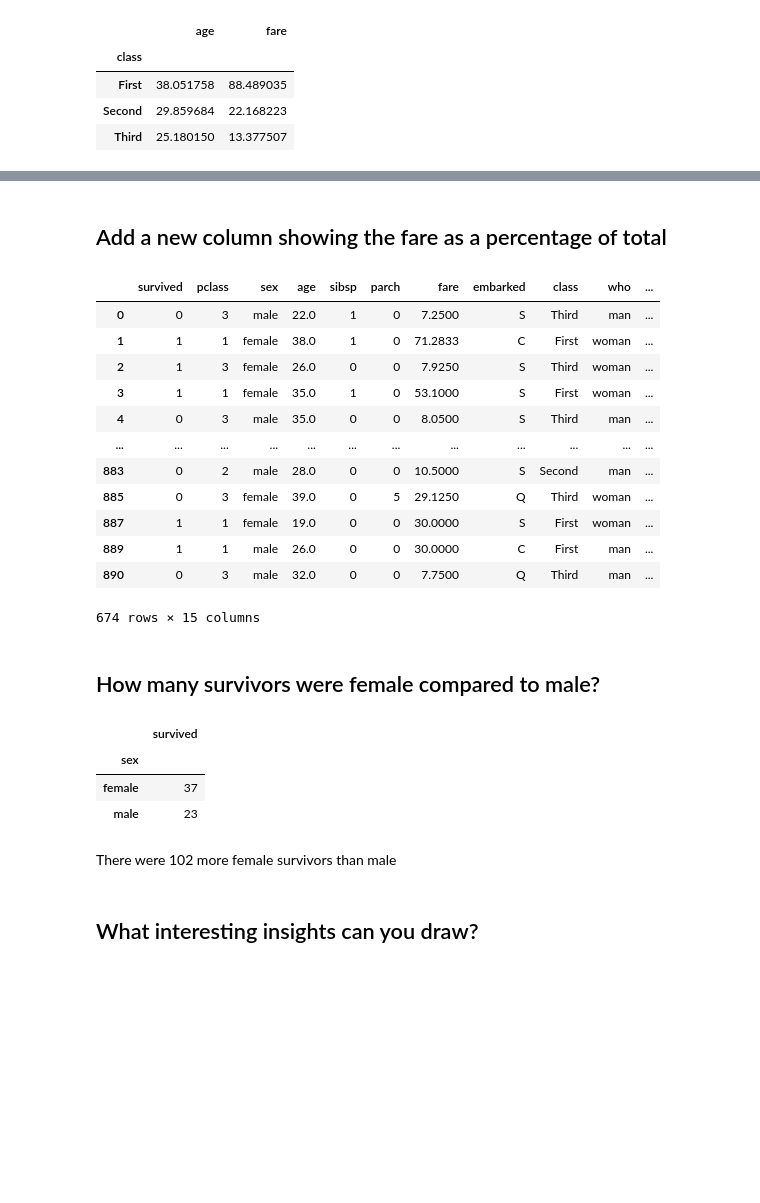
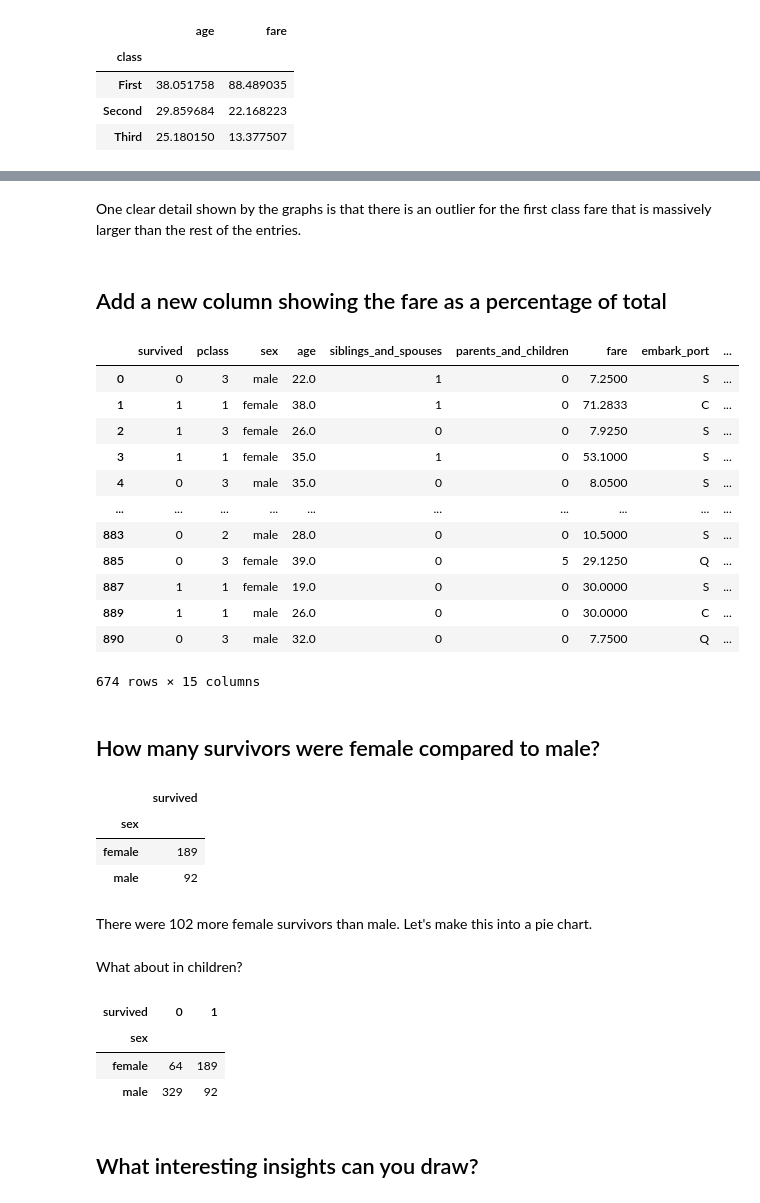
Before and after one commit to DafyddL/Data_402_Python, a Jupyter notebook: numpy_and_pandas/playing_with_pandas.ipynb, the cells around one changed output, grey strips where cells are left out. Saved outputs shown, nothing was run; the diff lists cells and outputs as text; code cells hidden in the pictures; blank space fills up the shorter version.

```diff
--- a/numpy_and_pandas/playing_with_pandas.ipynb
+++ b/numpy_and_pandas/playing_with_pandas.ipynb
@@ -171,33 +192,46 @@ Here we see the average (mean) age and fare for each class.
+# %% [markdown]
+One clear detail shown by the graphs is that there is an outlier for the first class fare that is massively larger than the rest of the entries.
 # %% [markdown]
 ## Add a new column showing the fare as a percentage of total
 # %%
-titanic_no_fill_age_df['percentage_fare_of_total'] = titanic_no_fill_age_df.fare/titanic_no_fill_age_df.fare.sum()
+titanic_no_fill_age_df['percentage_fare_of_total'] = 100*titanic_no_fill_age_df.fare/titanic_no_fill_age_df.fare.sum()
 titanic_no_fill_age_df
 # %% [output]
-|  | survived | pclass | sex | age | sibsp | parch | fare | embarked | class | who | ... |
-| 0 | 0 | 3 | male | 22.0 | 1 | 0 | 7.2500 | S | Third | man | ... |
-| 1 | 1 | 1 | female | 38.0 | 1 | 0 | 71.2833 | C | First | woman | ... |
-| 2 | 1 | 3 | female | 26.0 | 0 | 0 | 7.9250 | S | Third | woman | ... |
-| 3 | 1 | 1 | female | 35.0 | 1 | 0 | 53.1000 | S | First | woman | ... |
-| 4 | 0 | 3 | male | 35.0 | 0 | 0 | 8.0500 | S | Third | man | ... |
-| ... | ... | ... | ... | ... | ... | ... | ... | ... | ... | ... | ... |
-| 883 | 0 | 2 | male | 28.0 | 0 | 0 | 10.5000 | S | Second | man | ... |
-| 885 | 0 | 3 | female | 39.0 | 0 | 5 | 29.1250 | Q | Third | woman | ... |
-| 887 | 1 | 1 | female | 19.0 | 0 | 0 | 30.0000 | S | First | woman | ... |
-| 889 | 1 | 1 | male | 26.0 | 0 | 0 | 30.0000 | C | First | man | ... |
-| 890 | 0 | 3 | male | 32.0 | 0 | 0 | 7.7500 | Q | Third | man | ... |
+|  | survived | pclass | sex | age | siblings_and_spouses | parents_and_children | fare | embark_port | ... |
+| 0 | 0 | 3 | male | 22.0 | 1 | 0 | 7.2500 | S | ... |
+| 1 | 1 | 1 | female | 38.0 | 1 | 0 | 71.2833 | C | ... |
+| 2 | 1 | 3 | female | 26.0 | 0 | 0 | 7.9250 | S | ... |
+| 3 | 1 | 1 | female | 35.0 | 1 | 0 | 53.1000 | S | ... |
+| 4 | 0 | 3 | male | 35.0 | 0 | 0 | 8.0500 | S | ... |
+| ... | ... | ... | ... | ... | ... | ... | ... | ... | ... |
+| 883 | 0 | 2 | male | 28.0 | 0 | 0 | 10.5000 | S | ... |
+| 885 | 0 | 3 | female | 39.0 | 0 | 5 | 29.1250 | Q | ... |
+| 887 | 1 | 1 | female | 19.0 | 0 | 0 | 30.0000 | S | ... |
+| 889 | 1 | 1 | male | 26.0 | 0 | 0 | 30.0000 | C | ... |
+| 890 | 0 | 3 | male | 32.0 | 0 | 0 | 7.7500 | Q | ... |
 674 rows × 15 columns
 # %% [markdown]
 ## How many survivors were female compared to male?
 # %%
-titanic_no_fill_age_df.loc[(titanic_no_fill_age_df['survived']==1) & (titanic_no_fill_age_df['age'] < 18)].groupby(['sex'])[['survived']].count()
+df = titanic_no_fill_age_df.loc[(titanic_no_fill_age_df['survived']==1)].groupby(['sex'])[['survived']].count()
+display(df)
 # %% [output]
 |  | survived |
 | sex |  |
-| female | 37 |
-| male | 23 |
+| female | 189 |
+| male | 92 |
 # %% [markdown]
-There were 102 more female survivors than male
+There were 102 more female survivors than male. Let's make this into a pie chart.
+# %% [markdown]
+What about in children?
+# %%
+#titanic_no_fill_age_df.loc[(titanic_no_fill_age_df['survived']==1) & (titanic_no_fill_age_df['age'] < 18)].groupby(['sex'])[['survived']].count()
+pd.crosstab(titanic_no_fill_age_df['sex'],titanic_no_fill_age_df['survived'])
+# %% [output]
+| survived | 0 | 1 |
+| sex |  |  |
+| female | 64 | 189 |
+| male | 329 | 92 |
 # %% [markdown]
 ## What interesting insights can you draw?
 # %% [markdown]
```
Also changed, not shown: parts of 26 cells of this notebook.
